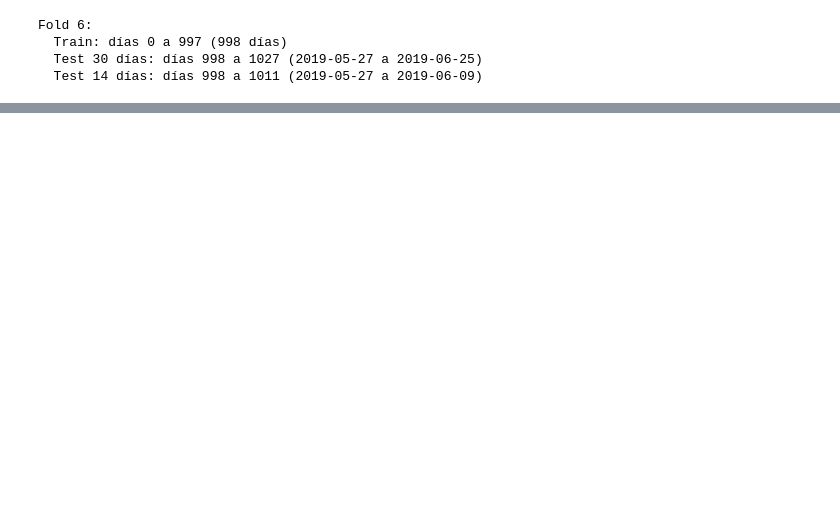
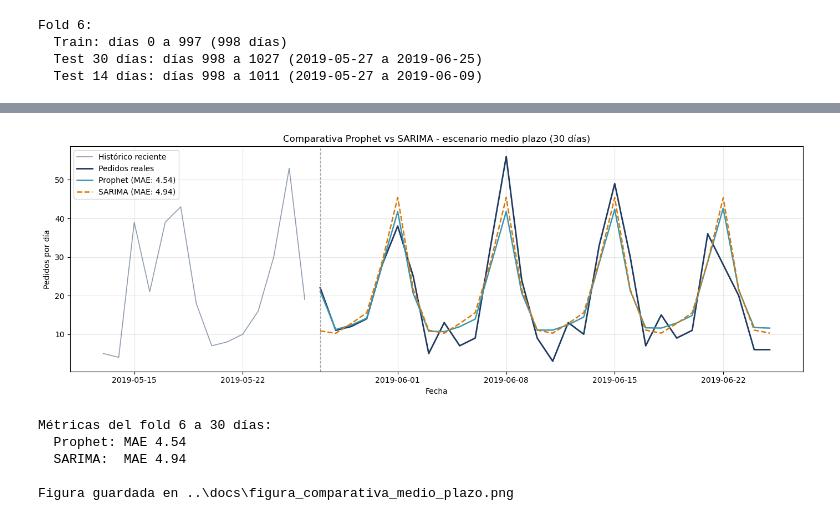
Before and after one commit to mjaalzago/TFG-prediccion-demanda, a Jupyter notebook: notebooks/04_modelo_sarima.ipynb, the cells around one changed output, grey strips where cells are left out. Saved outputs shown, nothing was run; the diff lists cells and outputs as text; code cells hidden in the pictures; blank space fills up the shorter version.

```diff
--- a/notebooks/04_modelo_sarima.ipynb
+++ b/notebooks/04_modelo_sarima.ipynb
@@ -829,0 +943,64 @@ Figura guardada en ..\docs\figura_comparativa_corto_plazo.png
+# %%
+# Predicción de Prophet sobre el fold 6 a 30 días
+# Usamos el modelo de medio plazo (solo festivos, sin clima)
+df_prophet_30 = test_fold_30[["fecha"]].copy()
+df_prophet_30 = df_prophet_30.rename(columns={"fecha": "ds"})
+
+prediccion_prophet_30 = modelo_prophet_medio.predict(df_prophet_30)
+yhat_prophet_30 = prediccion_prophet_30["yhat"].values
+
+# Predicción de SARIMA ya la tenemos del bloque anterior (prediccion_sarima_30)
+
+# Métricas para el título
+mae_prophet_30 = np.abs(test_fold_30["n_pedidos"].values - yhat_prophet_30).mean()
+mae_sarima_30_fold = np.abs(test_fold_30["n_pedidos"].values - prediccion_sarima_30).mean()
+
+# Construcción de la gráfica
+fig, ax = plt.subplots(figsize=(14, 5))
+
+# Contexto: últimos 14 días del entrenamiento
+contexto = train_fold.iloc[-14:]
+ax.plot(contexto["fecha"], contexto["n_pedidos"],
+        color="#1f3a5f", linewidth=1.2, alpha=0.5, label="Histórico reciente")
+
+# Realidad sobre el periodo de test
+ax.plot(test_fold_30["fecha"], test_fold_30["n_pedidos"],
+        color="#1f3a5f", linewidth=2, label="Pedidos reales")
+
+# Predicción Prophet (medio plazo)
+ax.plot(test_fold_30["fecha"], yhat_prophet_30,
+        color="#3896b0", linewidth=1.8,
+        label=f"Prophet (MAE: {mae_prophet_30:.2f})")
+
+# Predicción SARIMA
+ax.plot(test_fold_30["fecha"], prediccion_sarima_30,
+        color="#d97706", linewidth=1.8, linestyle="--",
+        label=f"SARIMA (MAE: {mae_sarima_30_fold:.2f})")
+
+# Línea vertical separando entrenamiento y test
+ax.axvline(x=test_fold_30["fecha"].iloc[0], color="gray",
+           linestyle="--", linewidth=1, alpha=0.7)
+
+ax.set_title("Comparativa Prophet vs SARIMA - escenario medio plazo (30 días)")
+ax.set_xlabel("Fecha")
+ax.set_ylabel("Pedidos por día")
+ax.legend(loc="upper left")
+ax.grid(True, alpha=0.3)
+
+# Guardar PNG para el TFG
+ruta_figura = Path("../docs/figura_comparativa_medio_plazo.png")
+plt.tight_layout()
+plt.savefig(ruta_figura, dpi=300, bbox_inches="tight")
+plt.show()
+
+print(f"\nMétricas del fold 6 a 30 días:")
+print(f"  Prophet: MAE {mae_prophet_30:.2f}")
+print(f"  SARIMA:  MAE {mae_sarima_30_fold:.2f}")
+print(f"\nFigura guardada en {ruta_figura}")
+# %% [output]
+[figure, added]
+Métricas del fold 6 a 30 días:
+  Prophet: MAE 4.54
+  SARIMA:  MAE 4.94
+
+Figura guardada en ..\docs\figura_comparativa_medio_plazo.png
```
Also changed, not shown: parts of 40 cells of this notebook, 20 other files.
